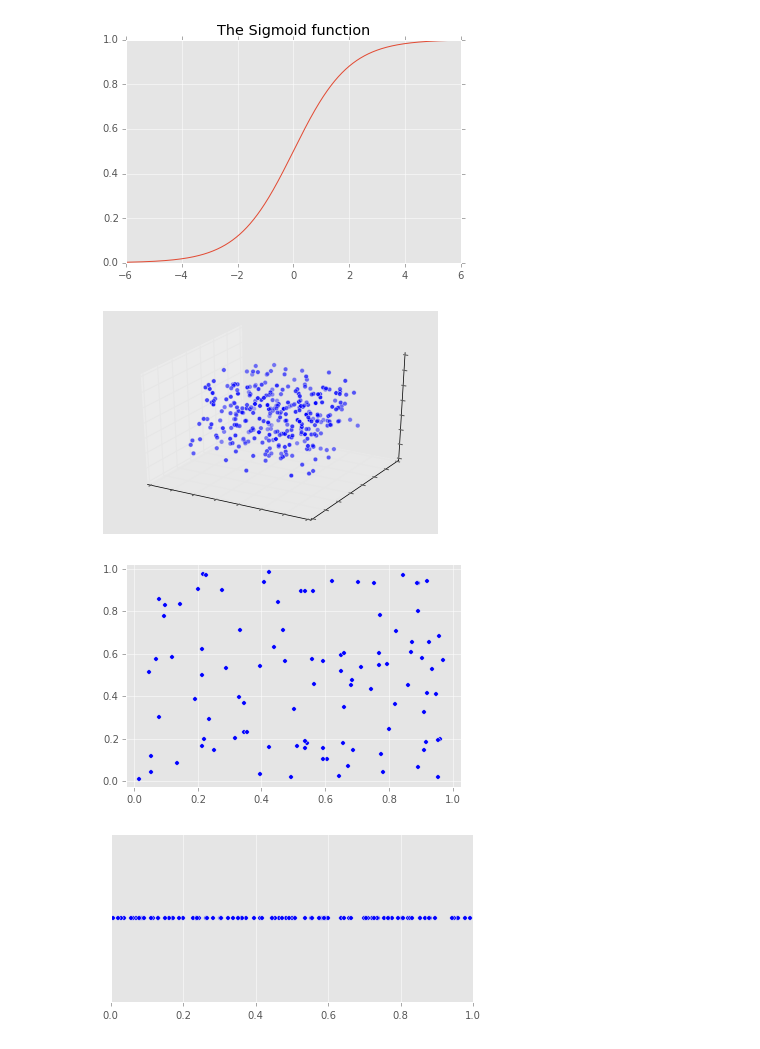
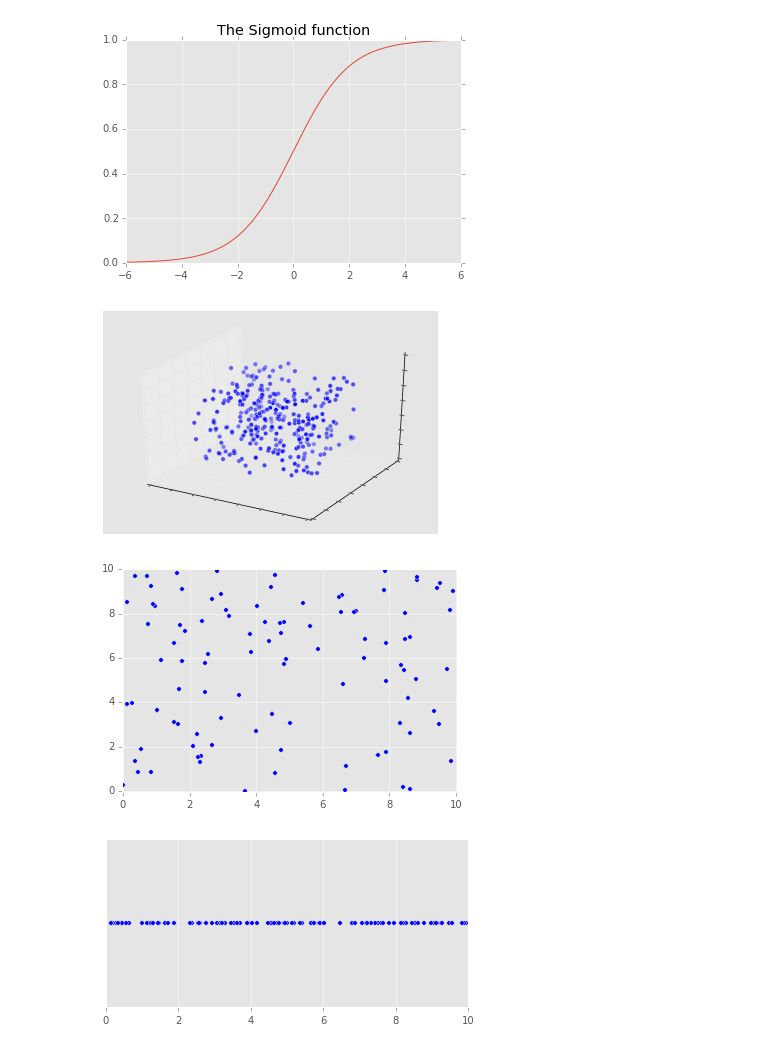
Before and after one commit to rubenvereecken/thesis, a Jupyter notebook: notebooks/Theory.ipynb, the cells around one changed output. Saved outputs shown, nothing was run; the diff lists cells and outputs as text; code cells hidden in the pictures.

```diff
--- a/notebooks/Theory.ipynb
+++ b/notebooks/Theory.ipynb
@@ -28,7 +28,7 @@ plt.savefig(image_dir + '/sigmoid.pdf')
 fig = plt.figure()
 ax = fig.add_subplot(111, projection='3d')
 n = 100
-xs, ys, zs = np.random.rand(n, 3), np.random.rand(n, 3), np.random.rand(n, 3)
+xs, ys, zs = np.random.rand(n, 3)*10, np.random.rand(n, 3)*10, np.random.rand(n, 3)*10
 ax.scatter(np.random.rand(n, 3), np.random.rand(n, 3), np.random.rand(n, 3))
 ax.tick_params(axis='both', which='both', bottom='off',
                labelbottom='off', right='off', left='off', labelleft='off')
@@ -37,28 +37,28 @@ ax.tick_params(axis='both', which='both', bottom='off',
 #ax.set_zticks([])
 plt.savefig(image_dir + '/curse_3d.pdf')
 # %% [output]
-[figure, old version]
+[figure, new version]
 # %%
 fig = plt.figure()
 ax = fig.add_subplot(111)
-ax.scatter(np.random.rand(n), np.random.rand(n))
-plt.xlim(-.025, 1.025)
-plt.ylim(-.025, 1.025)
+ax.scatter(np.random.rand(n)*10, np.random.rand(n)*10)
+plt.xlim(-.025, 10.025)
+plt.ylim(-.025, 10.025)
 ax.tick_params(axis='both', which='both', top='off',
                right='off')
 
 plt.savefig(image_dir + '/curse_2d.pdf')
 # %% [output]
-[figure, old version]
+[figure, new version]
 # %%
 fig = plt.figure(figsize=(6.5,3))
 ax = fig.add_subplot(111)
-plt.scatter(np.random.rand(n), np.zeros(n))
-plt.xlim(0, 1)
+plt.scatter(np.random.rand(n)*10, np.zeros(n))
+plt.xlim(0, 10)
 plt.ylim(-.5, .5)
 ax.tick_params(axis='both', which='both', bottom='on', top='off',
                labelbottom='on', right='off', left='off', labelleft='off')
 ax.set_yticks([])
 plt.savefig(image_dir + '/curse_1d.pdf')
 # %% [output]
-[figure, old version]
+[figure, new version]
```
Also changed, not shown: 4 other files.
